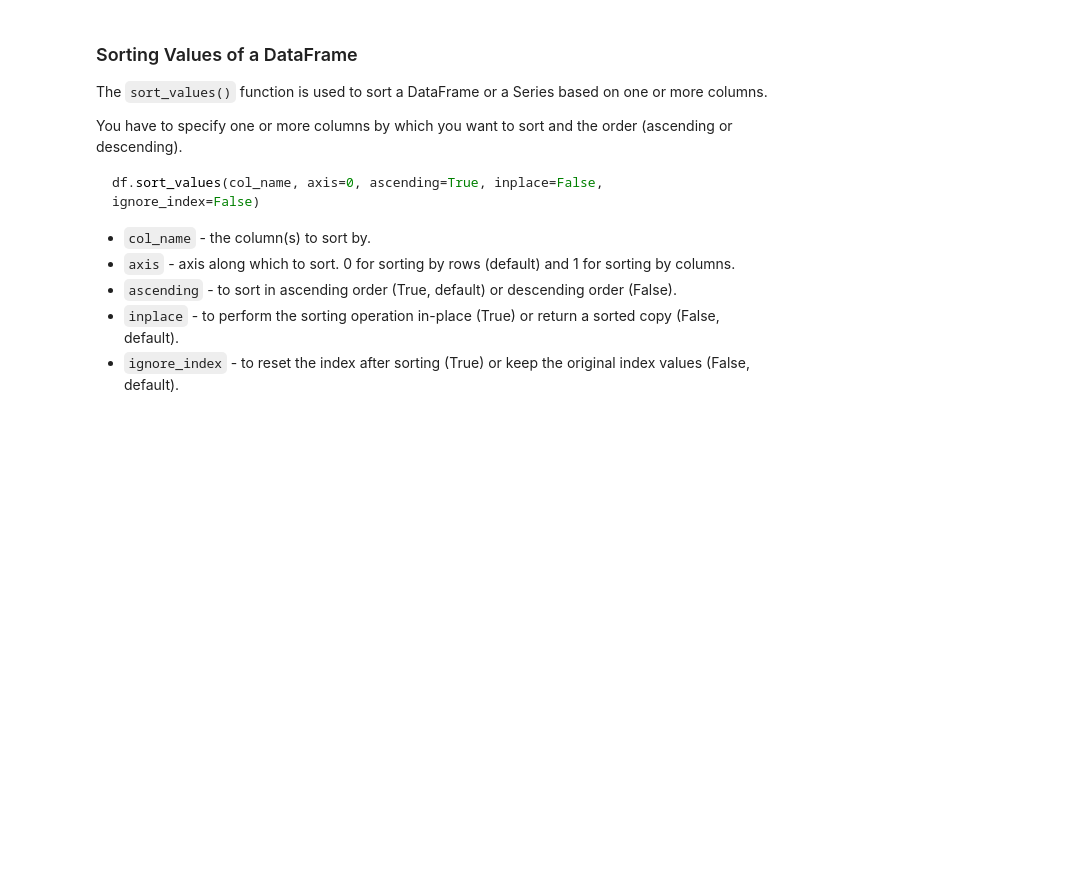
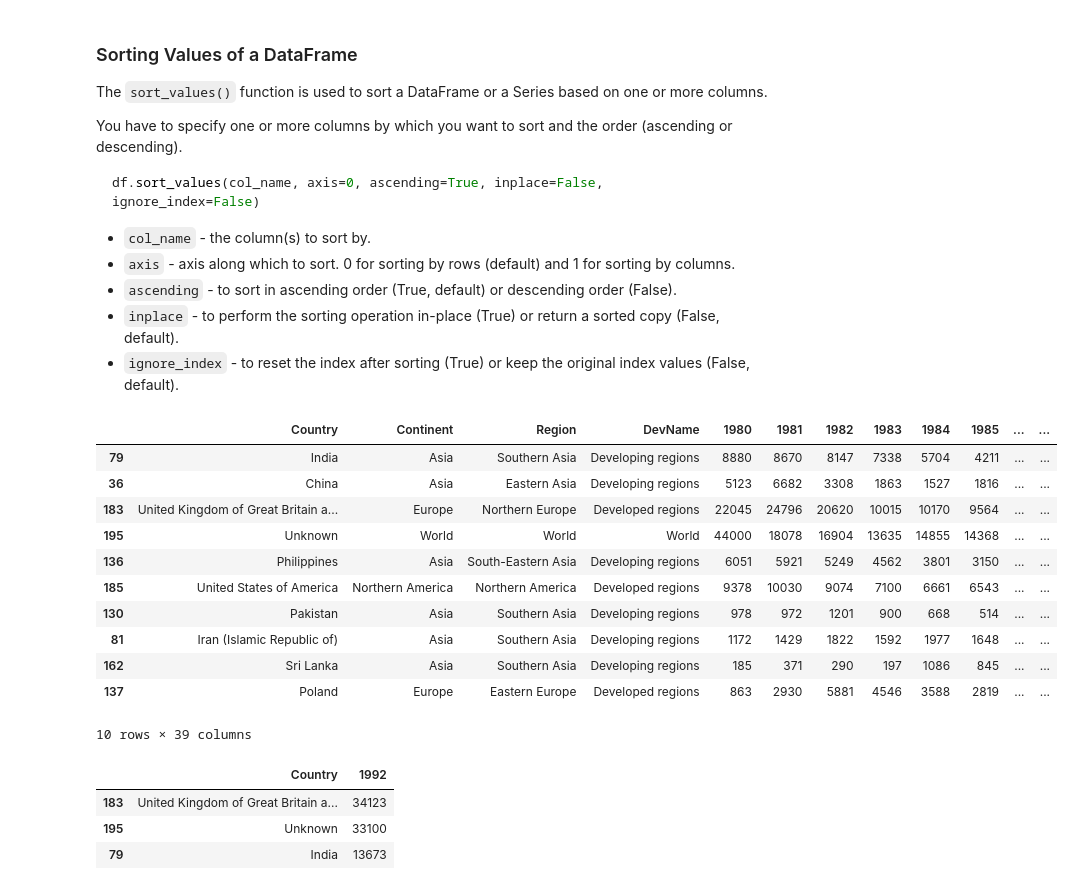
Before and after one commit to clementdumet/dm_web2026, a Jupyter notebook: 03_pandas01/02-pandas.ipynb, the cells around one changed output. Cells and saved outputs as stored; diff of their text form; code cells hidden in the pictures; blank space fills up the shorter version.

```diff
--- a/03_pandas01/02-pandas.ipynb
+++ b/03_pandas01/02-pandas.ipynb
@@ -433,9 +440,31 @@ df.sort_values(col_name, axis=0, ascending=True, inplace=False, ignore_index=Fal
 # Let's sort out the dataframe in descending order to find out the top 10 countries that has the most imigrations to Canada
 
 df_sorted = df.sort_values("Total", ascending=False, axis=0, inplace=False)
+df_sorted = df_sorted[df_sorted["Country"] != "Total"]
 # %%
 # TODO: Print the top 10 countries
-#df_sorted
+df_sorted.head(10)
+# %% [output]
+|  | Country | Continent | Region | DevName | 1980 | 1981 | 1982 | 1983 | 1984 | 1985 | ... | ... |
+| 79 | India | Asia | Southern Asia | Developing regions | 8880 | 8670 | 8147 | 7338 | 5704 | 4211 | ... | ... |
+| 36 | China | Asia | Eastern Asia | Developing regions | 5123 | 6682 | 3308 | 1863 | 1527 | 1816 | ... | ... |
+| 183 | United Kingdom of Great Britain a... | Europe | Northern Europe | Developed regions | 22045 | 24796 | 20620 | 10015 | 10170 | 9564 | ... | ... |
+| 195 | Unknown | World | World | World | 44000 | 18078 | 16904 | 13635 | 14855 | 14368 | ... | ... |
+| 136 | Philippines | Asia | South-Eastern Asia | Developing regions | 6051 | 5921 | 5249 | 4562 | 3801 | 3150 | ... | ... |
+| 185 | United States of America | Northern America | Northern America | Developed regions | 9378 | 10030 | 9074 | 7100 | 6661 | 6543 | ... | ... |
+| 130 | Pakistan | Asia | Southern Asia | Developing regions | 978 | 972 | 1201 | 900 | 668 | 514 | ... | ... |
+| 81 | Iran (Islamic Republic of) | Asia | Southern Asia | Developing regions | 1172 | 1429 | 1822 | 1592 | 1977 | 1648 | ... | ... |
+| 162 | Sri Lanka | Asia | Southern Asia | Developing regions | 185 | 371 | 290 | 197 | 1086 | 845 | ... | ... |
+| 137 | Poland | Europe | Eastern Europe | Developed regions | 863 | 2930 | 5881 | 4546 | 3588 | 2819 | ... | ... |
+10 rows × 39 columns
 # %%
 # TODO: Find out top 3 countries that contributes the most to immigration to Canda in the year 1992.
 # Display the country names with the immigrant count in this year
+df_sorted_1992 = df.sort_values(1992, ascending=False, axis=0, inplace=False)
+df_sorted_1992 = df_sorted_1992[df_sorted_1992["Country"] != "Total"]
+df_sorted_1992.head(3)[["Country", 1992]]
+# %% [output]
+|  | Country | 1992 |
+| 183 | United Kingdom of Great Britain a... | 34123 |
+| 195 | Unknown | 33100 |
+| 79 | India | 13673 |
```
Also changed, not shown: parts of 3 cells of this notebook, 1 other file.
